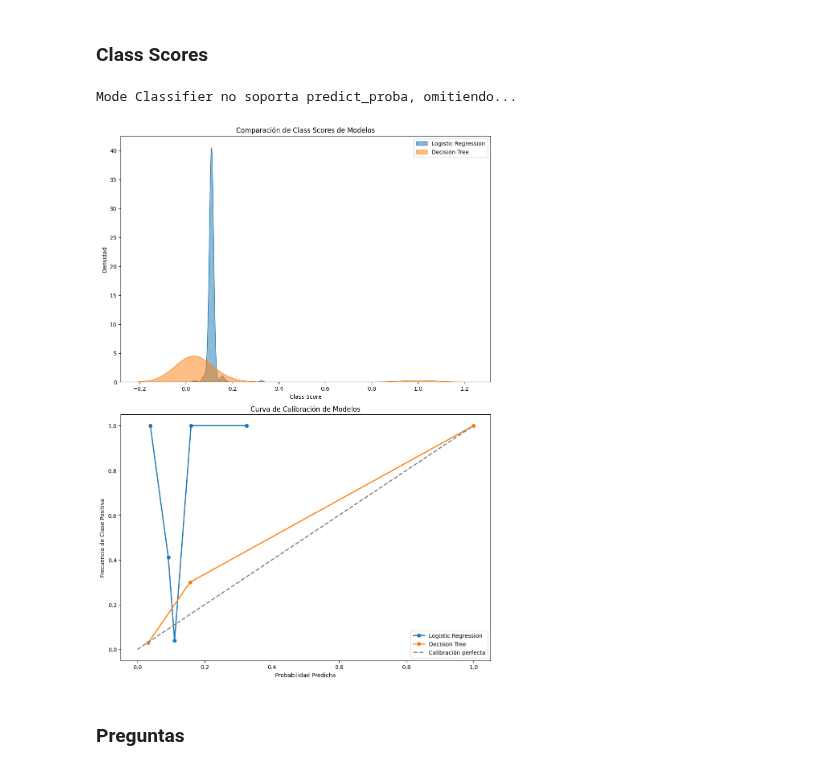
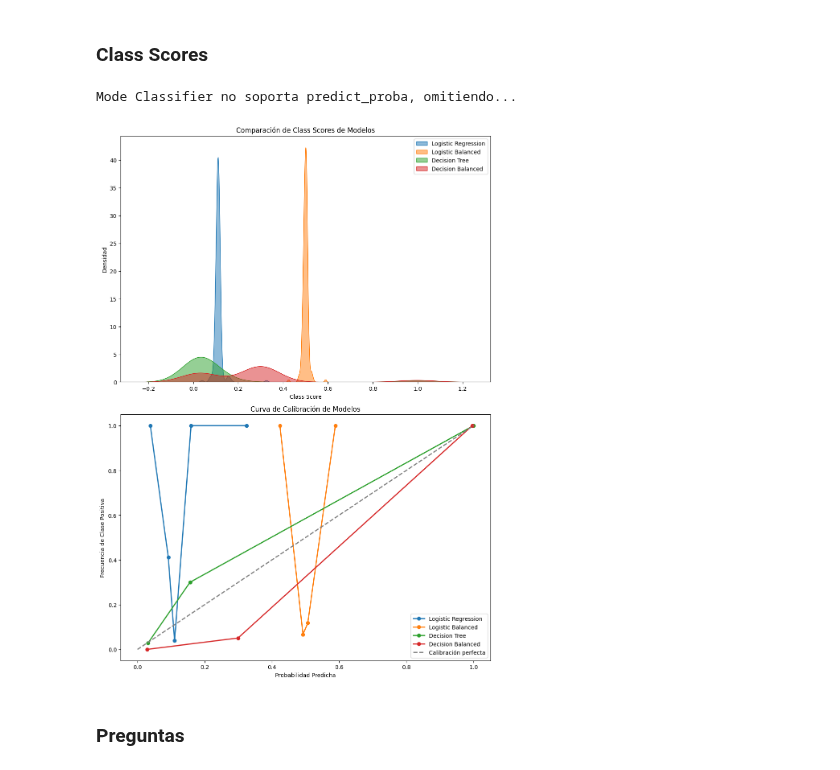
Before and after one commit to sonder-art/automl_p24, a Jupyter notebook: codigo/intro_ml/07_desbalanceo_de_clases.ipynb, the cells around one changed output. Cells and saved outputs as stored; diff of their text form; code cells hidden in the pictures.

```diff
--- a/codigo/intro_ml/07_desbalanceo_de_clases.ipynb
+++ b/codigo/intro_ml/07_desbalanceo_de_clases.ipynb
@@ -260,14 +260,14 @@ lr_model = train_logistic_regression(X_train, y_train)
 dt_model = train_decision_tree(X_train, y_train)
 mode_model = train_mode_classifier(X_train, y_train)
 
-#lr_model_balanced = train_logistic_regression(X_train, y_train, class_weight='balanced')
-#dt_model_balanced = train_decision_tree(X_train, y_train, class_weight='balanced')
+lr_model_balanced = train_logistic_regression(X_train, y_train, class_weight='balanced')
+dt_model_balanced = train_decision_tree(X_train, y_train, class_weight='balanced')
 # %%
 models = {
     'Logistic Regression': lr_model,
-    #'Logistic Balanced': lr_model_balanced,
+    'Logistic Balanced': lr_model_balanced,
     'Decision Tree': dt_model,
-    #'Decision Balanced': dt_model_balanced,
+    'Decision Balanced': dt_model_balanced,
     'Mode Classifier': mode_model,
 }
 # Comparar rendimiento en entrenamiento y prueba
@@ -356,17 +368,17 @@ def compare_class_scores_and_calibration(models, X_test, y_test):
 # %%
 # Definir modelos en un diccionario para facilitar el acceso
 models = {
     'Logistic Regression': lr_model,
-    #'Logistic Balanced': lr_model_balanced,
+    'Logistic Balanced': lr_model_balanced,
     'Decision Tree': dt_model,
-    #'Decision Balanced': dt_model_balanced,
+    'Decision Balanced': dt_model_balanced,
     'Mode Classifier': mode_model,
 }
 # Comparar "class scores"
 compare_class_scores_and_calibration(models, X_test, y_test)
 # %% [output]
 Mode Classifier no soporta predict_proba, omitiendo...
-[figure, old version]
+[figure, new version]
 # %% [markdown]
 ### Preguntas
 # %% [markdown]
```
Also changed, not shown: parts of 1 cell of this notebook, 4 other files.
